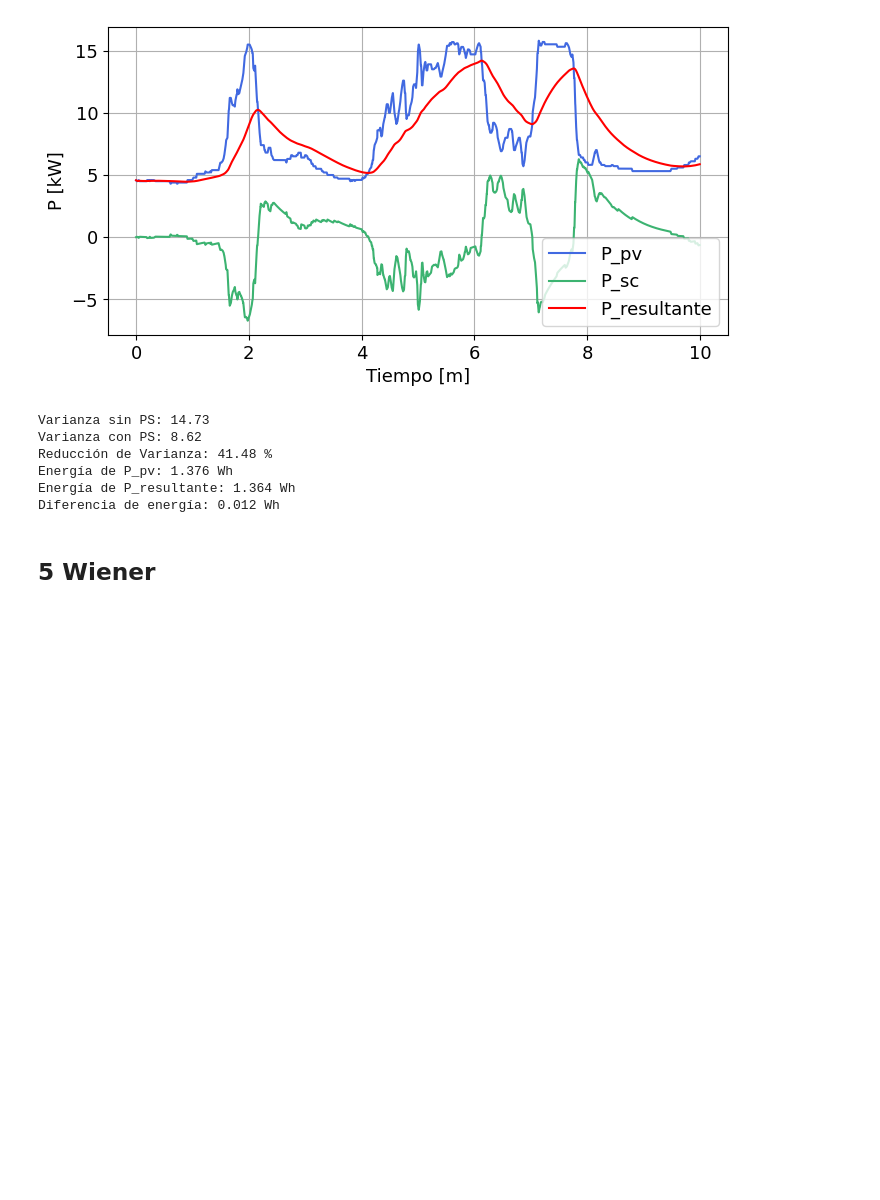
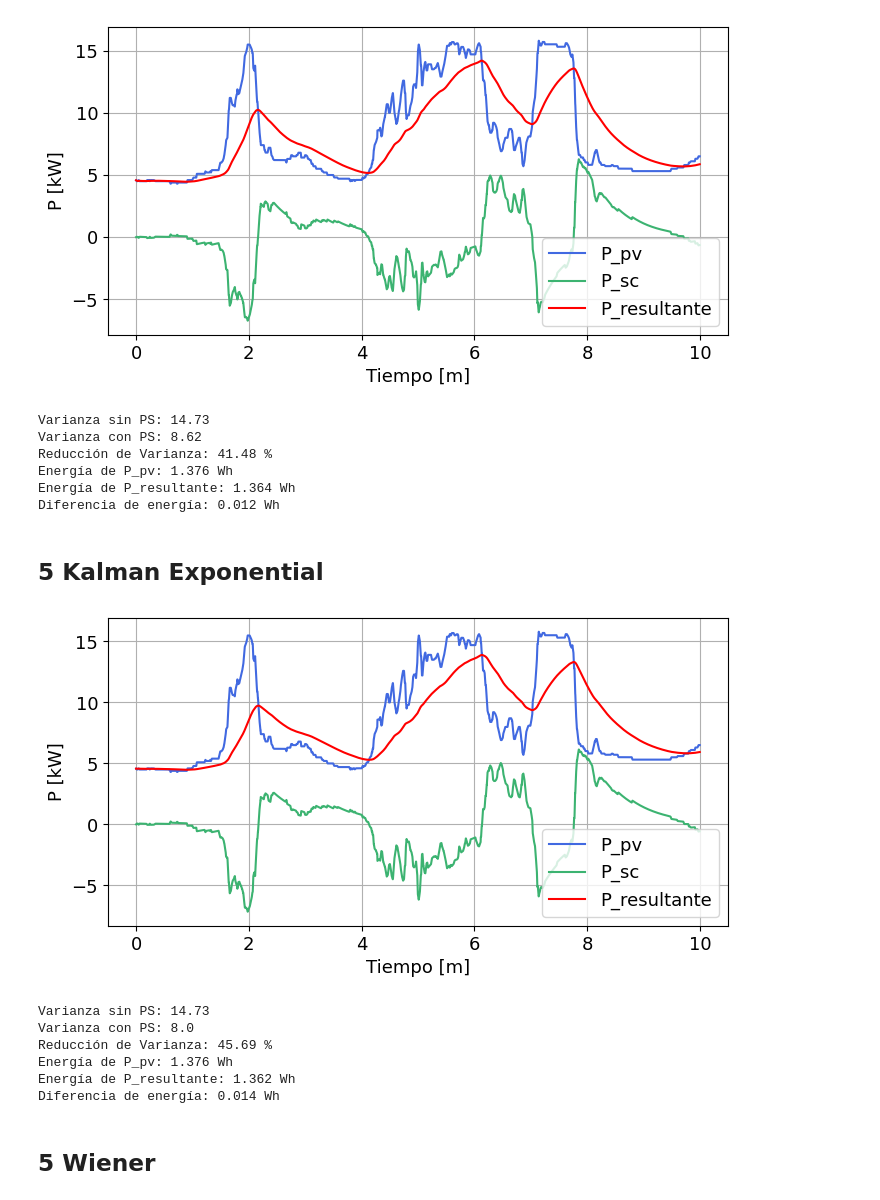
Before and after one commit to jorgecard/Telecontrol_r, a Jupyter notebook: PowerSmoothing/measurements.ipynb, the cells around one changed output. Saved outputs shown, nothing was run; the diff lists cells and outputs as text; code cells hidden in the pictures; blank space fills up the shorter version.

Commit message:
kalman_exponential

```diff
--- a/PowerSmoothing/measurements.ipynb
+++ b/PowerSmoothing/measurements.ipynb
@@ -146,6 +146,9 @@ def control(selected_control):
     elif selected_control == 'Kalman Filter':
         P_sc, P_pvc, P_cov = control_Kalman(data_array, P_pvc, SOC, P_cov)
         P_res = P_sc + P_pv
+    elif selected_control == 'Kalman Exponential':
+        P_sc, P_pvc, P_cov = control_Kalman_Exponential(data_array, P_pvc, SOC, P_cov)
+        P_res = P_sc + P_pv
     elif selected_control == 'Wiener Filter':
         P_sc, P_pvc = control_Wiener(data_array, P_pvc, SOC)
         P_res = P_sc + P_pv
@@ -325,6 +314,37 @@ Reducción de Varianza: 41.48 %
 Energía de P_pv: 1.376 Wh
 Energía de P_resultante: 1.364 Wh
 Diferencia de energía: 0.012 Wh
+# %% [markdown]
+## 5 Kalman Exponential
+# %%
+selected_control = 'Kalman Exponential'
+
+P_pvc = 4.57 # OJO se recalcula
+P_cov = 1
+data_array = []  # Inicializar el array para almacenar P_pv
+
+P_res_array = []
+P_sc_array = []
+P_pv_array = []
+
+for P_pv in df_data_2['P_pv']:
+
+    data_array.append(P_pv)  # Agregar el valor a data_array
+    if len(data_array) > window_c1:  # Mantener el array con longitud igual a window_c1
+        data_array.pop(0)
+    control(selected_control = selected_control)
+
+df = create_df(P_res_array, P_sc_array, P_pv_array)
+graph_min(df, '5.' + selected_control + ' simulated')
+analysis(df)
+# %% [output]
+[figure, added]
+Varianza sin PS: 14.73
+Varianza con PS: 8.0
+Reducción de Varianza: 45.69 %
+Energía de P_pv: 1.376 Wh
+Energía de P_resultante: 1.362 Wh
+Diferencia de energía: 0.014 Wh
 # %% [markdown]
 ## 5 Wiener
 # %%
```
Also changed, not shown: parts of 6 cells of this notebook, 20 other files.
